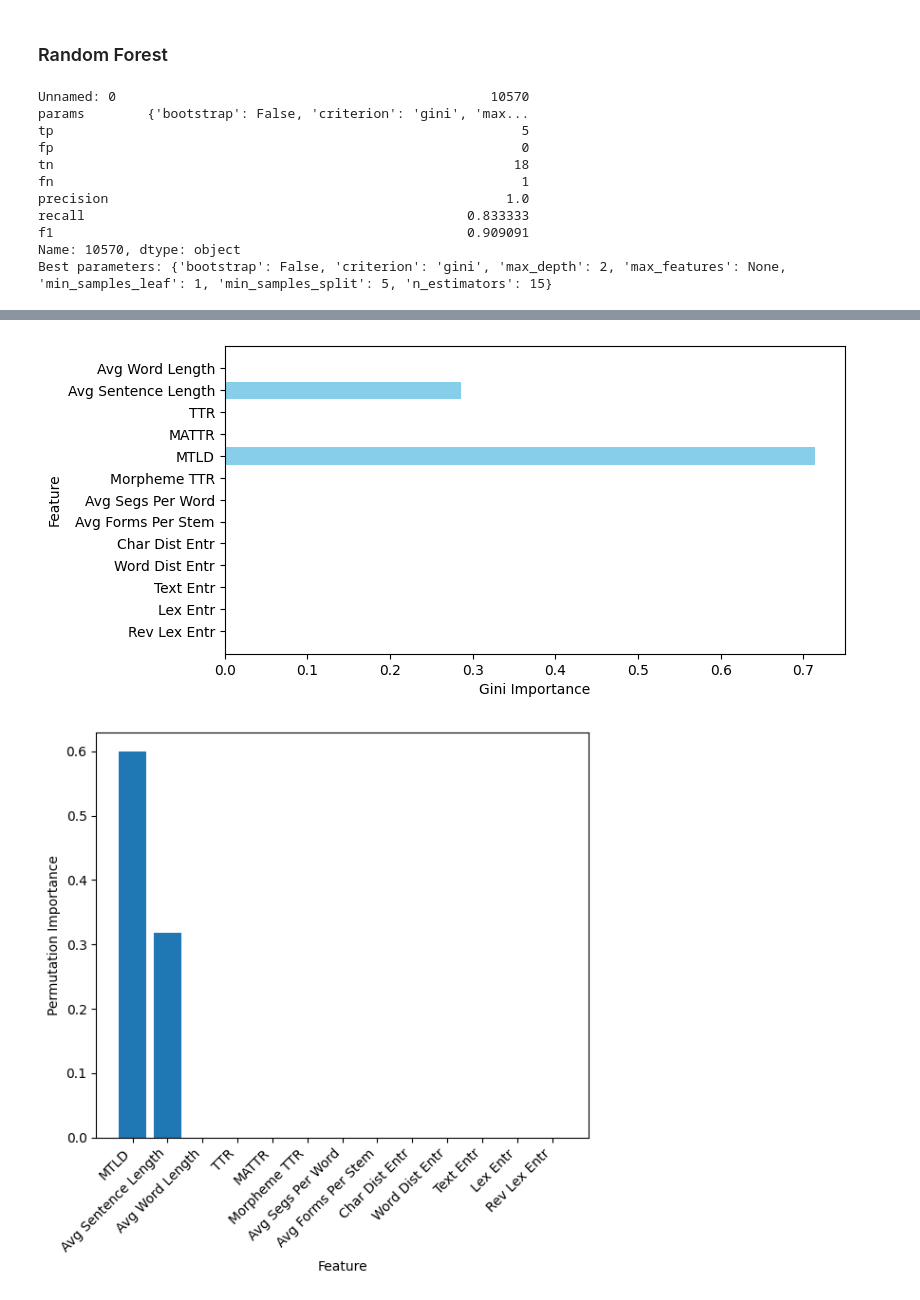
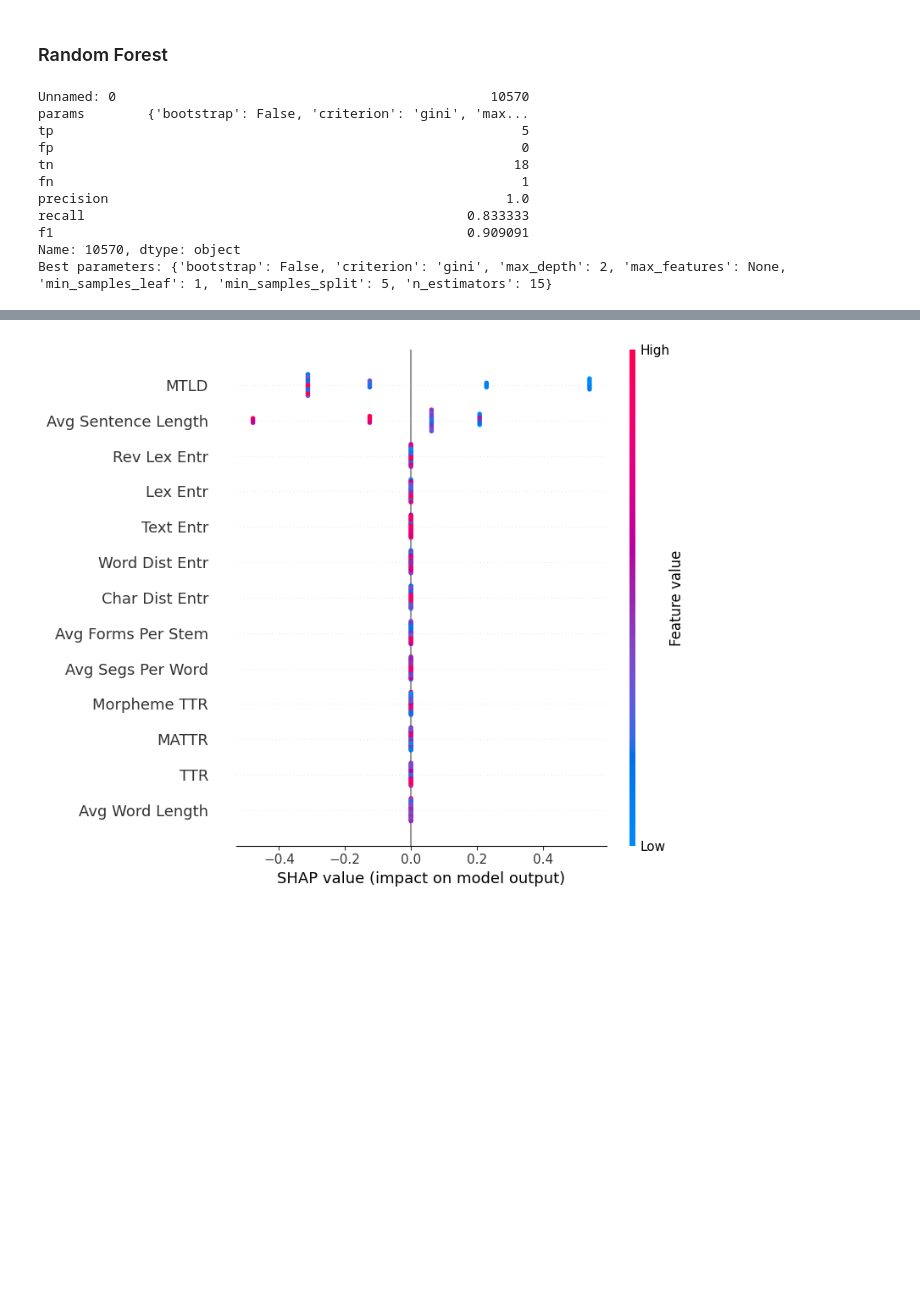
Before and after one commit to kirbergerconnor/iscl-thesis, a Jupyter notebook: classification.ipynb, the cells around one changed output, grey strips where cells are left out. Cells and saved outputs as stored; diff of their text form; code cells hidden in the pictures; blank space fills up the shorter version.

```diff
--- a/classification.ipynb
+++ b/classification.ipynb
@@ -286,34 +288,44 @@ rf = RandomForestClassifier(
 
 rf.fit(X, y)
 
-# Gini feature importances (refer to https://www.geeksforgeeks.org/feature-importance-with-random-forests/)
-gini_importances = rf.feature_importances_
-gini_imp_df = pd.DataFrame({'Feature': data.columns[2:].values, 'Gini Importance': gini_importances}).sort_values('Gini Importance', ascending=False)
-gini_imp_df.to_csv('./results/RF_gini_importances_df.csv')
+# # Gini feature importances (refer to https://www.geeksforgeeks.org/feature-importance-with-random-forests/)
+# gini_importances = rf.feature_importances_
+# gini_imp_df = pd.DataFrame({'Feature': data.columns[2:].values, 'Gini Importance': gini_importances}).sort_values('Gini Importance', ascending=False)
+# gini_imp_df.to_csv('./results/RF_gini_importances_df.csv')
 
-plt.figure(figsize=(8, 4))
-plt.barh(data.columns[2:].values, gini_importances, color='skyblue')
-plt.xlabel('Gini Importance')
-plt.ylabel('Feature')
-# plt.title('Feature Importance - Gini Importance')
-plt.gca().invert_yaxis()
-plt.savefig('./results/RF_gini_importances.png')
+# plt.figure(figsize=(8, 4))
+# plt.barh(data.columns[2:].values, gini_importances, color='skyblue')
+# plt.xlabel('Gini Importance')
+# plt.ylabel('Feature')
+# # plt.title('Feature Importance - Gini Importance')
+# plt.gca().invert_yaxis()
+# plt.savefig('./results/RF_gini_importances.png')
+# plt.show()
+
+# # Permutation feature importances (refer to https://www.geeksforgeeks.org/feature-importance-with-random-forests/)
+# perm_importances = permutation_importance(rf, X, y, n_repeats=10, scoring='f1', random_state=42, n_jobs=-1)
+# perm_imp_df = pd.DataFrame({'Feature': data.columns[2:].values, 'Permutation Importance': perm_importances.importances_mean}).sort_values('Permutation Importance', ascending=False)
+# perm_imp_df.to_csv('./results/RF_permutation_importances_df.csv')
+
+# plt.figure(figsize=(6, 6))
+# plt.bar(perm_imp_df['Feature'], perm_imp_df['Permutation Importance'])
+# plt.xlabel('Feature')
+# plt.ylabel('Permutation Importance')
+# # plt.title('Permutation Feature Importance')
+# plt.xticks(rotation=45, ha='right')
+# plt.tight_layout()
+# plt.savefig('./results/RF_permutation_importances.png')
+# plt.show()
+
+# SHAP feature importances
+# shap_values = shap.TreeExplainer(rf).shap_values(X)
+shap.initjs()
+explainer = shap.KernelExplainer(rf.predict, X)
+shap_values = explainer.shap_values(X)
+shap.summary_plot(shap_values, X, feature_names=data.iloc[:,2:].columns.values, show=False)
+# plt.tight_layout()
+plt.savefig("./results/RF_SHAP_values.png")
 plt.show()
-
-# Permutation feature importances (refer to https://www.geeksforgeeks.org/feature-importance-with-random-forests/)
-perm_importances = permutation_importance(rf, X, y, n_repeats=10, scoring='f1', random_state=42, n_jobs=-1)
-perm_imp_df = pd.DataFrame({'Feature': data.columns[2:].values, 'Permutation Importance': perm_importances.importances_mean}).sort_values('Permutation Importance', ascending=False)
-perm_imp_df.to_csv('./results/RF_permutation_importances_df.csv')
-
-plt.figure(figsize=(6, 6))
-plt.bar(perm_imp_df['Feature'], perm_imp_df['Permutation Importance'])
-plt.xlabel('Feature')
-plt.ylabel('Permutation Importance')
-# plt.title('Permutation Feature Importance')
-plt.xticks(rotation=45, ha='right')
-plt.tight_layout()
-plt.savefig('./results/RF_permutation_importances.png')
-plt.show()
 # %% [output]
 Unnamed: 0                                                10570
 params        {'bootstrap': False, 'criterion': 'gini', 'max...
@@ -330,5 +343,4 @@ Best parameters: {'bootstrap': False, 'criterion': 'gini', 'max_depth': 2, 'max_
-[figure, old version]
+[figure, new version]
-[figure, removed]
 # %%
 # Tree Interpreter
 
```
Also changed, not shown: parts of 2 cells of this notebook, 31 other files.
